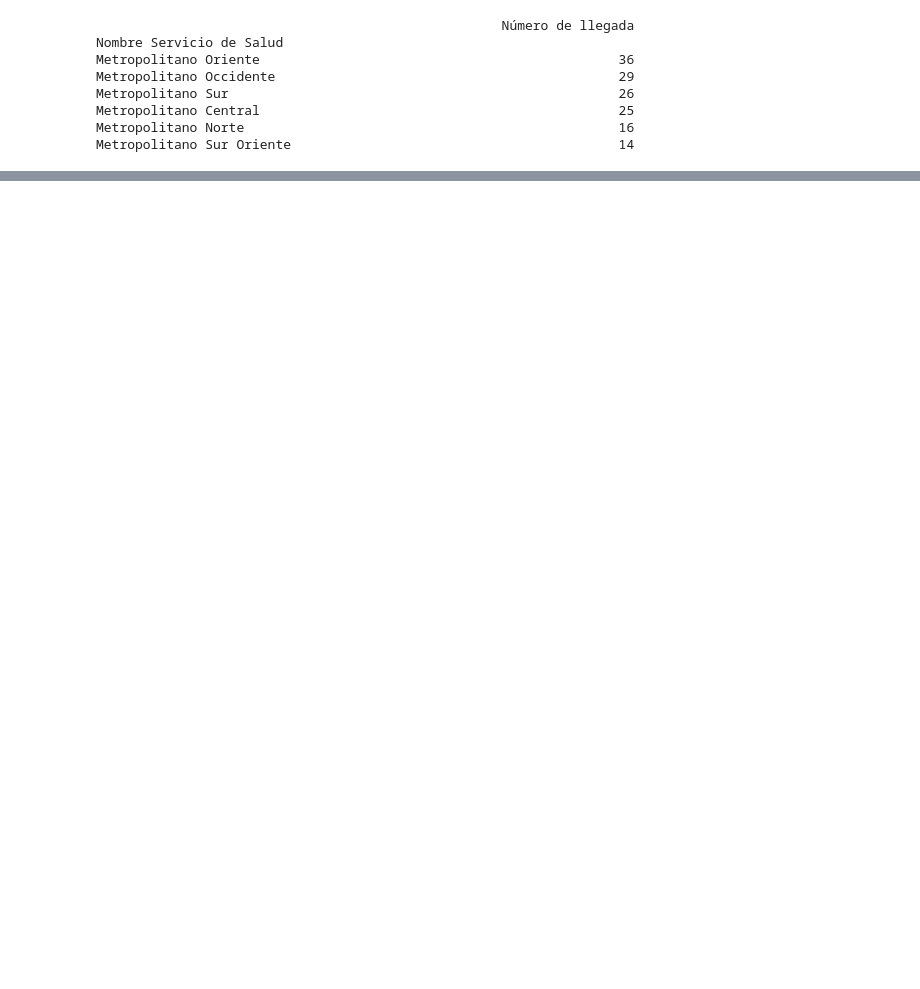
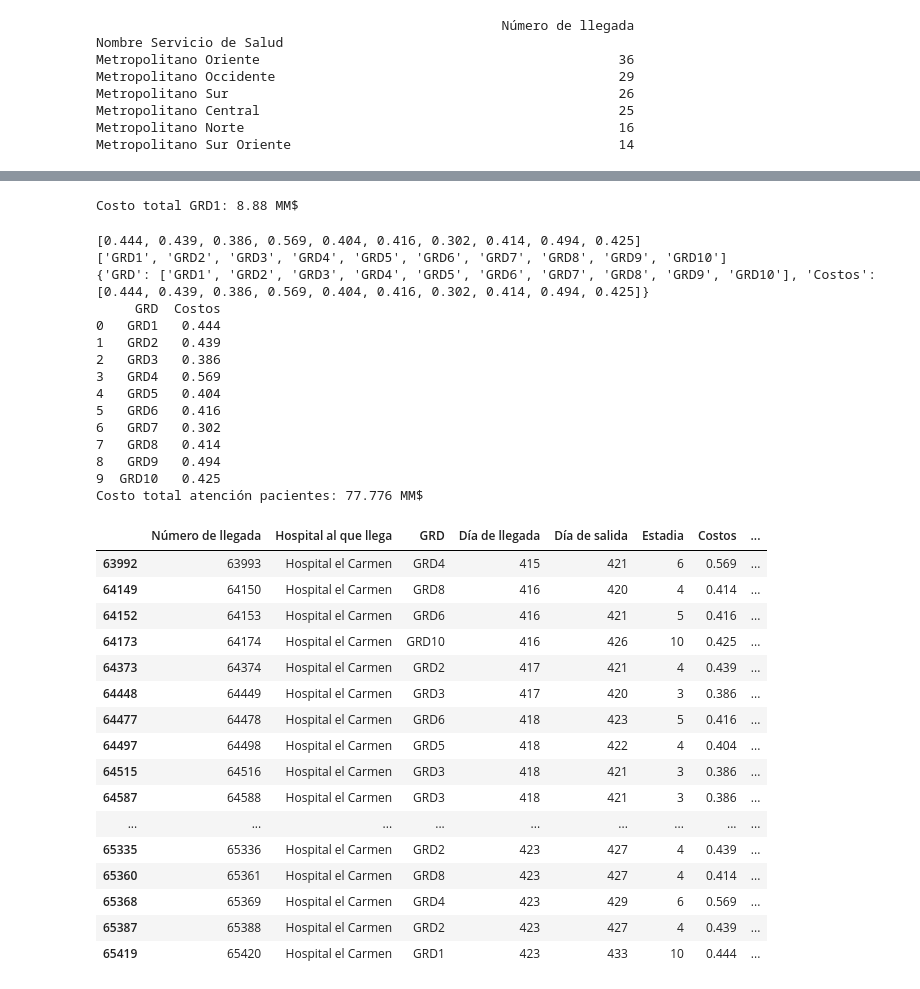
Before and after one commit to remunozz/cienciaDeDatos, a Jupyter notebook: evaluacion2Coursera.ipynb, the cells around one changed output, grey strips where cells are left out. Cells and saved outputs as stored; diff of their text form; code cells hidden in the pictures; blank space fills up the shorter version.

```diff
--- a/evaluacion2Coursera.ipynb
+++ b/evaluacion2Coursera.ipynb
@@ -28,0 +71,70 @@ Metropolitano Sur Oriente                                          14
+# %%
+# Pregunta 4
+# ¿Cuál cifra corresponde al costo total de gastos del hospital del Carmen, para la atención de los pacientes
+# que llegaron con GRD1 los últimos 10 días (desde el día 415 al día 424)?
+
+apoyo4 = Info_sheet.loc[Info_sheet["Hospital al que llega"] == "Hospital el Carmen"]
+apoyo4 = apoyo4.loc[(apoyo4["Día de llegada"] > 414) & (apoyo4["GRD"] == "GRD1")]
+hosp = Hosp_sheet[["Nombre Establecimiento", "Costo diario GRD1 [MM$]"]].loc[Hosp_sheet["Nombre Establecimiento"] == "Hospital el Carmen"]
+costo_diario = hosp["Costo diario GRD1 [MM$]"][7]
+apoyo4["Costo_GRD1 [MM$]"] = apoyo4.apply(lambda row: row.Estadia*costo_diario, axis = 1)
+x = apoyo4["Costo_GRD1 [MM$]"].sum()
+print(f"Costo total GRD1: {x} MM$")
+# %% [output]
+Costo total GRD1: 8.88 MM$
+# %%
+# Pregunta 5
+# ¿Cuál cifra corresponde al costo total de gastos, realizados en el hospital del Carmen, para la atención de los
+# pacientes que llegaron los últimos 10 días (desde el día 415 al día 424)?
+
+apoyo5 = Info_sheet.loc[Info_sheet["Hospital al que llega"] == "Hospital el Carmen"]
+apoyo5 = apoyo5.loc[(apoyo5["Día de llegada"] > 414)]
+costoGRDs = Hosp_sheet.loc[Hosp_sheet["Nombre Establecimiento"] == "Hospital el Carmen"]
+costos = []
+for ele in costoGRDs.iloc[:,8:]:
+    costos.append(costoGRDs[ele][7])
+print(costos)
+grd = ["GRD"+str(i) for i in range(1,11)]
+print(grd)
+d = {"GRD": grd, "Costos": costos}
+print(d)
+GRDcosts = pd.DataFrame(data = d)
+print(GRDcosts)
+apoyo5 = apoyo5.join(GRDcosts.set_index("GRD"), on="GRD")
+apoyo5["Costo_paciente [MM$]"] = apoyo5.apply(lambda row: row.Estadia*row.Costos, axis = 1)
+x = apoyo5["Costo_paciente [MM$]"].sum()
+print(f"Costo total atención pacientes: {x} MM$")
+apoyo5
+# %% [output]
+[0.444, 0.439, 0.386, 0.569, 0.404, 0.416, 0.302, 0.414, 0.494, 0.425]
+['GRD1', 'GRD2', 'GRD3', 'GRD4', 'GRD5', 'GRD6', 'GRD7', 'GRD8', 'GRD9', 'GRD10']
+{'GRD': ['GRD1', 'GRD2', 'GRD3', 'GRD4', 'GRD5', 'GRD6', 'GRD7', 'GRD8', 'GRD9', 'GRD10'], 'Costos': [0.444, 0.439, 0.386, 0.569, 0.404, 0.416, 0.302, 0.414, 0.494, 0.425]}
+     GRD  Costos
+0   GRD1   0.444
+1   GRD2   0.439
+2   GRD3   0.386
+3   GRD4   0.569
+4   GRD5   0.404
+5   GRD6   0.416
+6   GRD7   0.302
+7   GRD8   0.414
+8   GRD9   0.494
+9  GRD10   0.425
+Costo total atención pacientes: 77.776 MM$
+|  | Número de llegada | Hospital al que llega | GRD | Día de llegada | Día de salida | Estadia | Costos | ... |
+| 63992 | 63993 | Hospital el Carmen | GRD4 | 415 | 421 | 6 | 0.569 | ... |
+| 64149 | 64150 | Hospital el Carmen | GRD8 | 416 | 420 | 4 | 0.414 | ... |
+| 64152 | 64153 | Hospital el Carmen | GRD6 | 416 | 421 | 5 | 0.416 | ... |
+| 64173 | 64174 | Hospital el Carmen | GRD10 | 416 | 426 | 10 | 0.425 | ... |
+| 64373 | 64374 | Hospital el Carmen | GRD2 | 417 | 421 | 4 | 0.439 | ... |
+| 64448 | 64449 | Hospital el Carmen | GRD3 | 417 | 420 | 3 | 0.386 | ... |
+| 64477 | 64478 | Hospital el Carmen | GRD6 | 418 | 423 | 5 | 0.416 | ... |
+| 64497 | 64498 | Hospital el Carmen | GRD5 | 418 | 422 | 4 | 0.404 | ... |
+| 64515 | 64516 | Hospital el Carmen | GRD3 | 418 | 421 | 3 | 0.386 | ... |
+| 64587 | 64588 | Hospital el Carmen | GRD3 | 418 | 421 | 3 | 0.386 | ... |
+| ... | ... | ... | ... | ... | ... | ... | ... | ... |
+| 65335 | 65336 | Hospital el Carmen | GRD2 | 423 | 427 | 4 | 0.439 | ... |
+| 65360 | 65361 | Hospital el Carmen | GRD8 | 423 | 427 | 4 | 0.414 | ... |
+| 65368 | 65369 | Hospital el Carmen | GRD4 | 423 | 429 | 6 | 0.569 | ... |
+| 65387 | 65388 | Hospital el Carmen | GRD2 | 423 | 427 | 4 | 0.439 | ... |
+| 65419 | 65420 | Hospital el Carmen | GRD1 | 423 | 433 | 10 | 0.444 | ... |
```
Also changed, not shown: parts of 5 cells of this notebook.
